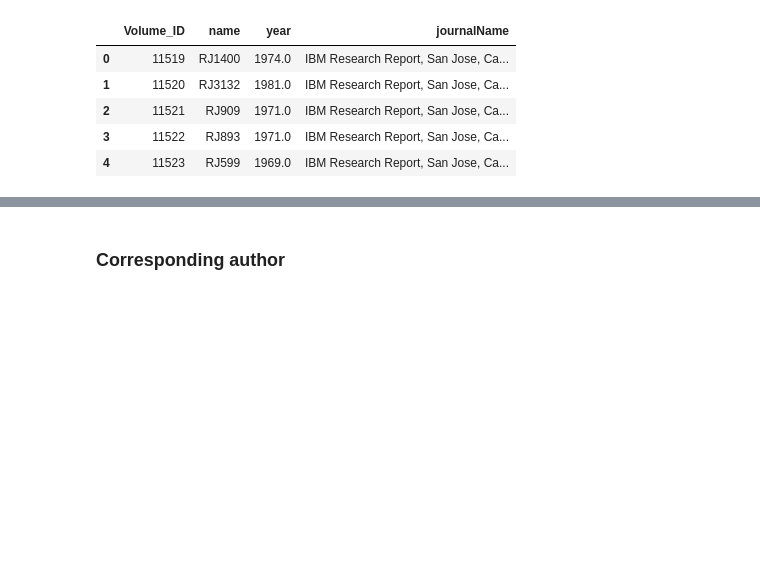
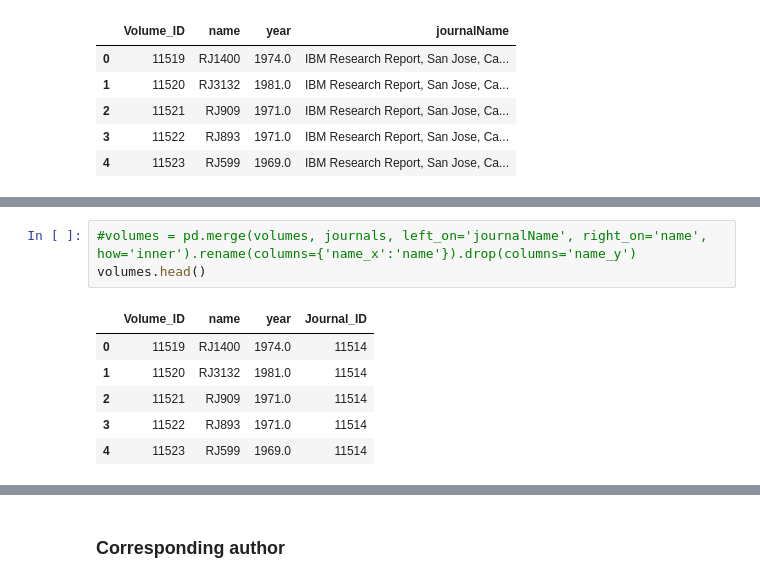
Before and after one commit to darryl-abraham/sdmlab, a Jupyter notebook: data_augmentation.ipynb, the cells around one changed output, grey strips where cells are left out. Drawn from its saved outputs; the diff is of its cells as text; blank space fills up the shorter version.

```diff
--- a/data_augmentation.ipynb
+++ b/data_augmentation.ipynb
@@ -194,0 +202,10 @@ volumes.head()
+# %%
+#volumes = pd.merge(volumes, journals, left_on='journalName', right_on='name', how='inner').rename(columns={'name_x':'name'}).drop(columns='name_y')
+volumes.head()
+# %% [output]
+|  | Volume_ID | name | year | Journal_ID |
+| 0 | 11519 | RJ1400 | 1974.0 | 11514 |
+| 1 | 11520 | RJ3132 | 1981.0 | 11514 |
+| 2 | 11521 | RJ909 | 1971.0 | 11514 |
+| 3 | 11522 | RJ893 | 1971.0 | 11514 |
+| 4 | 11523 | RJ599 | 1969.0 | 11514 |
```
Also changed, not shown: parts of 15 cells of this notebook, 8 other files.
